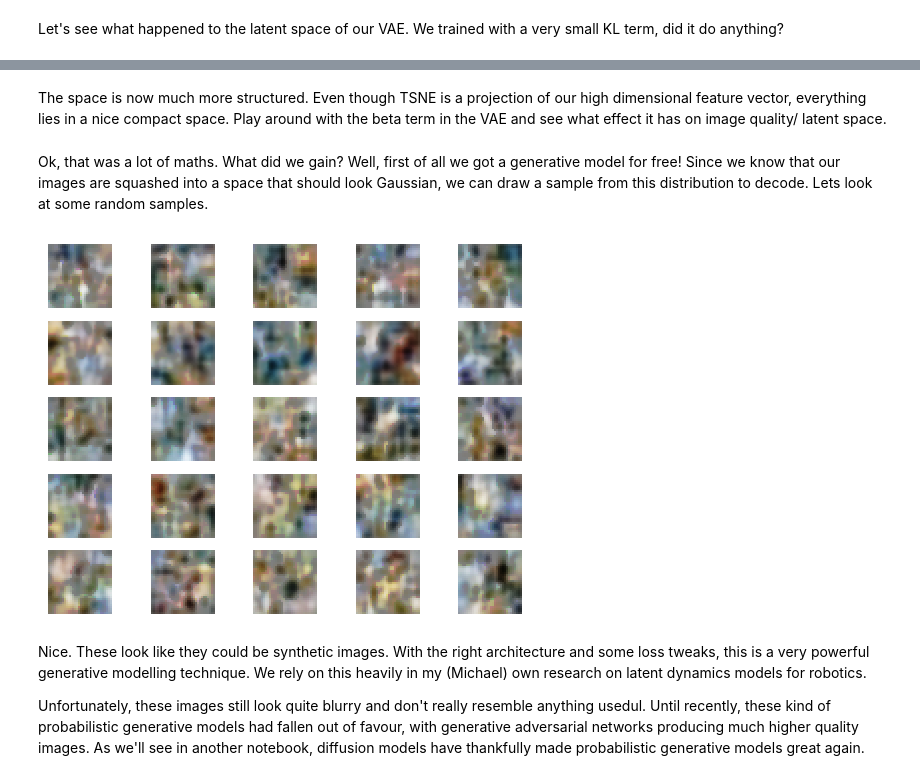
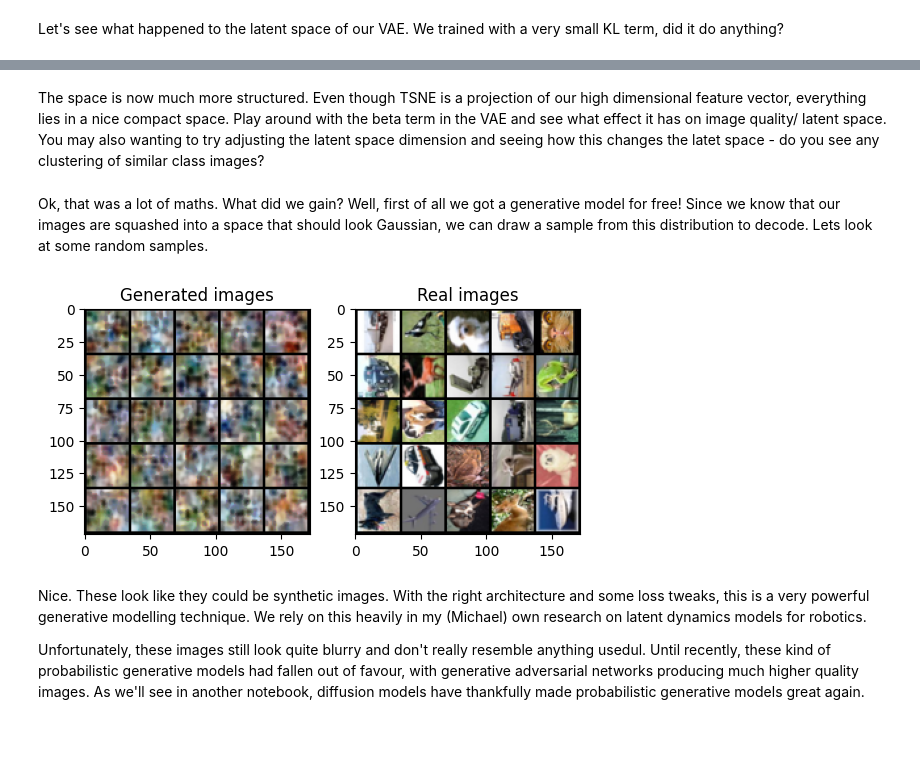
Before and after one commit to mgb45/ECE4076, a Jupyter notebook: bonus_content/2-Variational_autoencoding.ipynb, the cells around one changed output, grey strips where cells are left out. Cells and saved outputs as stored; diff of their text form; code cells hidden in the pictures; blank space fills up the shorter version.

```diff
--- a/bonus_content/2-Variational_autoencoding.ipynb
+++ b/bonus_content/2-Variational_autoencoding.ipynb
@@ -342,17 +342,22 @@ plt.show()
 # %% [markdown]
-The space is now much more structured. Even though TSNE is a projection of our high dimensional feature vector, everything lies in a nice compact space. Play around with the beta term in the VAE and see what effect it has on image quality/ latent space.
+The space is now much more structured. Even though TSNE is a projection of our high dimensional feature vector, everything lies in a nice compact space. Play around with the beta term in the VAE and see what effect it has on image quality/ latent space. You may also wanting to try adjusting the latent space dimension and seeing how this changes the latet space - do you see any clustering of similar class images?
 # %% [markdown]
 Ok, that was a lot of maths. What did we gain? Well, first of all we got a generative model for free! Since we know that our images are squashed into a space that should look Gaussian, we can draw a sample from this distribution to decode. Lets look at some random samples.
-# %%
-Ims = model.sample(Nsamples=25).detach().cpu()
-
-for j in range(25):
-    plt.subplot(5,5,j+1)
-    plt.imshow(Ims[j,:,:,:].transpose(0,2))
-    plt.axis('off')
-plt.show()
-# %% [output]
-[figure, removed]
+# %%
+Ims = model.sample(Nsamples=25).detach().cpu()
+grid_im = torchvision.utils.make_grid(Ims, nrow=5).transpose(0,2)
+plt.subplot(1,2,1)
+plt.imshow(grid_im)
+plt.title('Generated images')
+train_loader = DataLoader(data,batch_size=25,shuffle=True)
+ims,_ = next(iter(train_loader))
+grid_im = torchvision.utils.make_grid(ims, nrow=5).transpose(0,2)
+plt.subplot(1,2,2)
+plt.imshow(grid_im)
+plt.title('Real images')
+plt.show()
+# %% [output]
+[figure, added]
 # %% [markdown]
 Nice. These look like they could be synthetic images. With the right architecture and some loss tweaks, this is a very powerful generative modelling technique. We rely on this heavily in my (Michael) own research on latent dynamics models for robotics.
 
```
Also changed, not shown: parts of 5 cells of this notebook, 2 other files.
